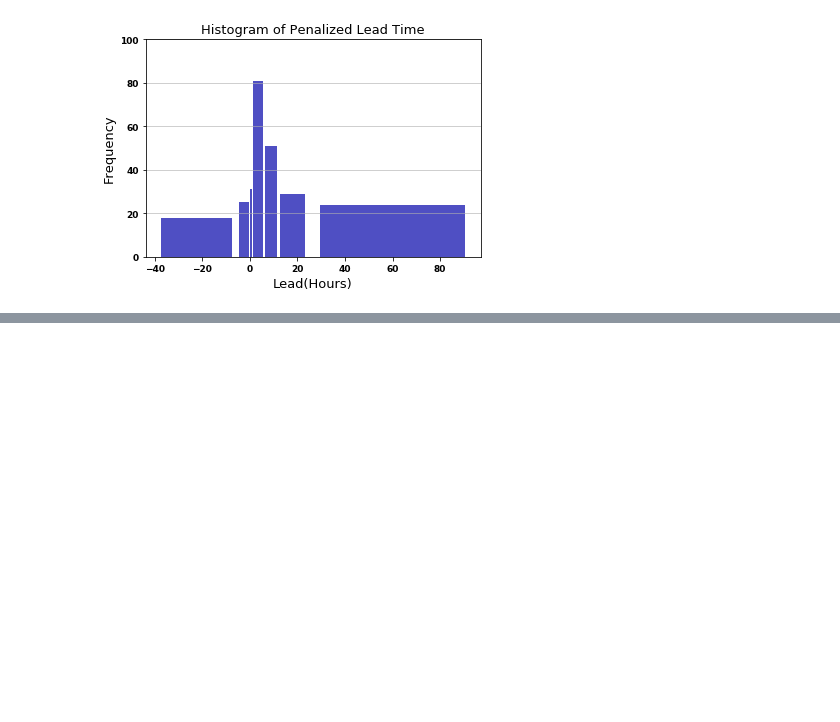
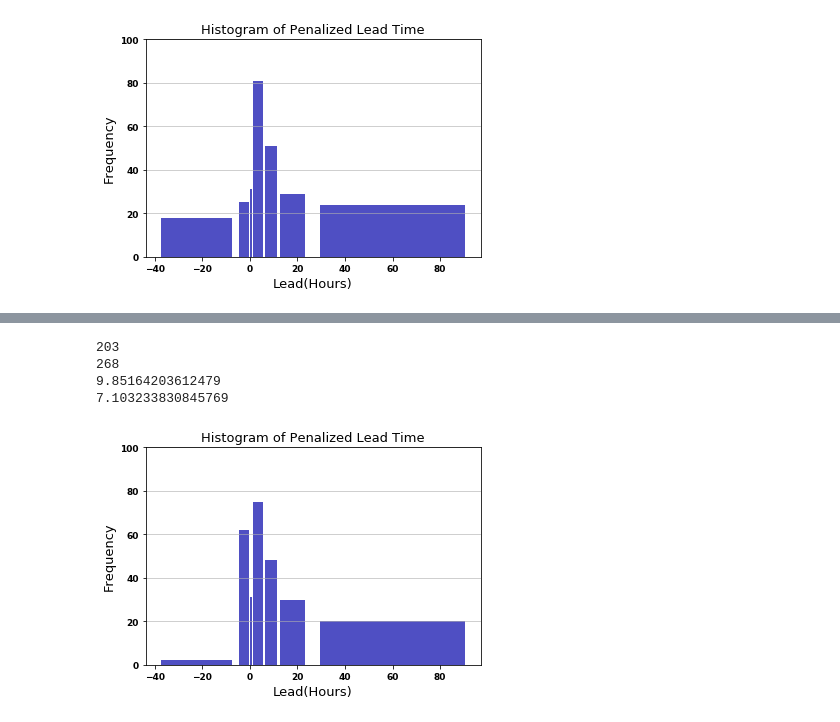
Before and after one commit to rohit-pardasani/RDQuantization, a Jupyter notebook: RDQuantization_17(SI_Alarms).ipynb, the cells around one changed output, grey strips where cells are left out. Saved outputs shown, nothing was run; the diff lists cells and outputs as text; code cells hidden in the pictures; blank space fills up the shorter version.

Commit message:
Commiting RD sequences of CNN and LSTM

```diff
--- a/RDQuantization_17(SI_Alarms).ipynb
+++ b/RDQuantization_17(SI_Alarms).ipynb
@@ -300,0 +411,8 @@ with open("SVM_seqs.csv", "w", newline="") as f:
+# %%
+leadTimeAnalysis("LSTM_seqs.csv",thresh=0.7)
+# %% [output]
+203
+268
+9.85164203612479
+7.103233830845769
+[figure, added]
```
Also changed, not shown: parts of 7 cells of this notebook.
